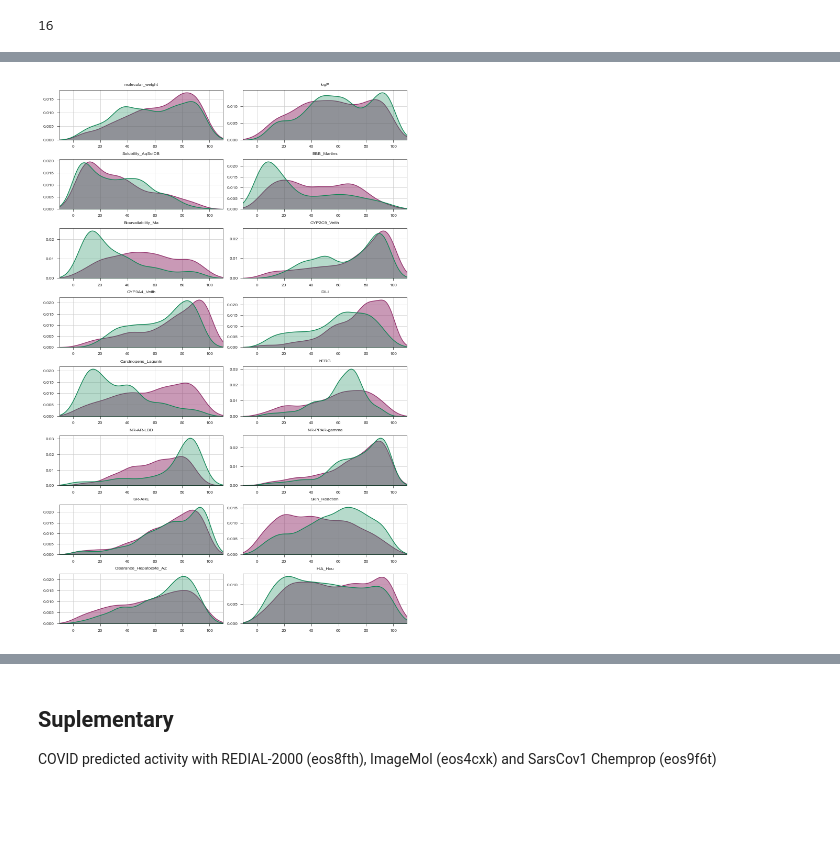
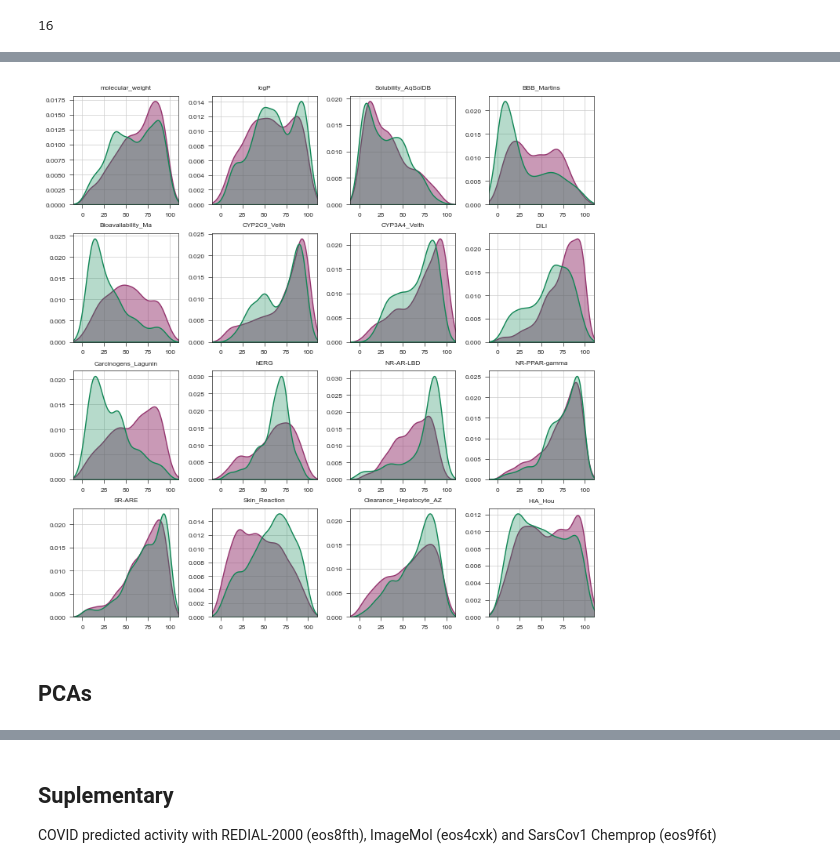
Before and after one commit to ersilia-os/sars-cov-2-chemspace, a Jupyter notebook: notebooks/02_ChemicalSpaceExploration.ipynb, the cells around one changed output, grey strips where cells are left out. Drawn from its saved outputs; the diff is of its cells as text; code cells hidden in the pictures; blank space fills up the shorter version.

```diff
--- a/notebooks/02_ChemicalSpaceExploration.ipynb
+++ b/notebooks/02_ChemicalSpaceExploration.ipynb
@@ -367,22 +371,24 @@ cols_plot
 # %%
 cols_plot = []
 for c in selected_props:
     cols_plot += [c + "_drugbank_approved_percentile"]
 cols_plot
 
-fig, axs = stylia.create_figure(8, 2, width=TWO_COLUMNS_WIDTH, height=TWO_COLUMNS_WIDTH*1.5)
+fig, axs = stylia.create_figure(4, 4, width=TWO_COLUMNS_WIDTH, height=TWO_COLUMNS_WIDTH)
 
 # Ensure there are as many axes as columns
 for i, column in enumerate(cols_plot):
     ax = axs.next()
     sns.kdeplot(df[df["category"] == "synthetic"][column], ax=ax, alpha=0.5, color=spc, fill=True)
     sns.kdeplot(df[df["category"] == "natural"][column], ax=ax, alpha=0.3, color=npc, fill=True)
     ax.set_title(column.replace("_drugbank_approved_percentile", ""))
     ax.set_xlabel('')  # Remove individual x-axis labels for cleaner look
     ax.set_ylabel('')  # Remove individual y-axis labels for cleaner look
     ax.set_xlim(-10,110)
 
 plt.tight_layout()  # Adjust subplots to fit in figure area.
 plt.show()
 # %% [output]
-[figure, old version]
+[figure, new version]
+# %% [markdown]
+## PCAs
```
Also changed, not shown: parts of 24 cells of this notebook, 8 other files.
